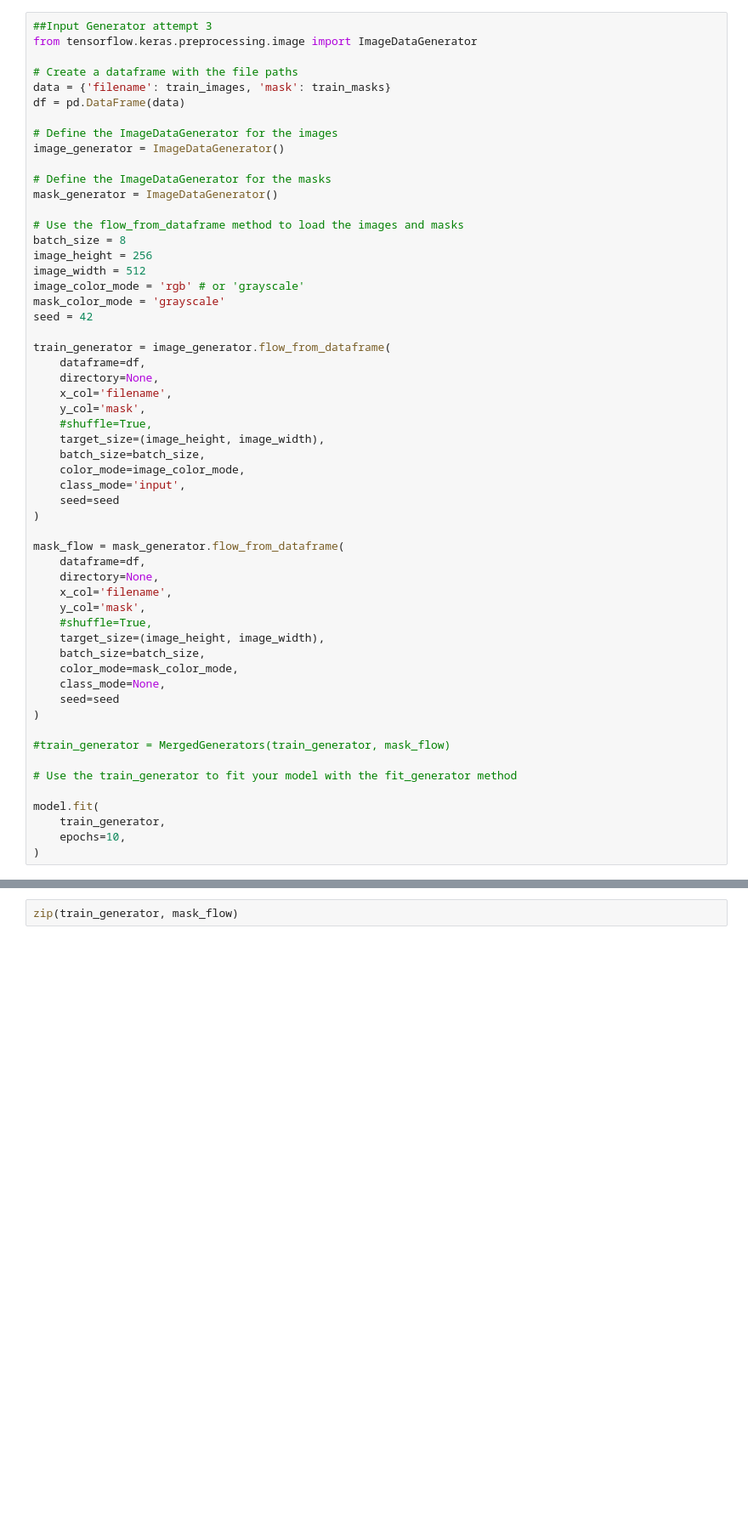
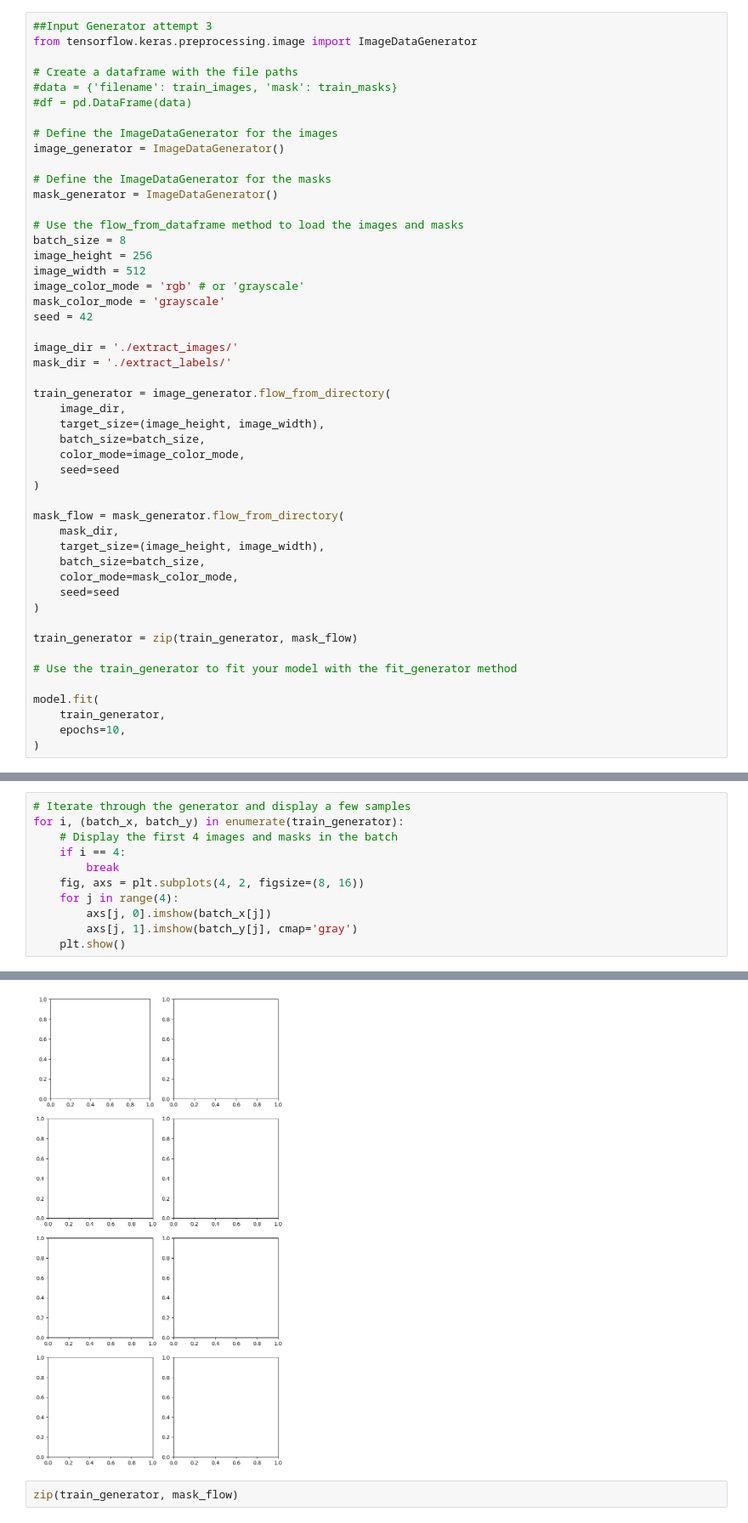
Before and after one commit to DataScienceAndEngineering/deep-learning-final-project-project-sidewalk, a Jupyter notebook: notebooks/data_exploration.ipynb, the cells around one changed output, grey strips where cells are left out. Shown at 85% size. Cells and saved outputs as stored; diff of their text form; blank space fills up the shorter version.

Commit message:
Added in data pre-processing steps, saving data to files for easy loading

```diff
--- a/notebooks/data_exploration.ipynb
+++ b/notebooks/data_exploration.ipynb
@@ -87,8 +211,8 @@ def dice_score(y_true, y_pred, numLabels=2):
 from tensorflow.keras.preprocessing.image import ImageDataGenerator
 
 # Create a dataframe with the file paths
-data = {'filename': train_images, 'mask': train_masks}
-df = pd.DataFrame(data)
+#data = {'filename': train_images, 'mask': train_masks}
+#df = pd.DataFrame(data)
 
 # Define the ImageDataGenerator for the images
 image_generator = ImageDataGenerator()
@@ -104,33 +228,26 @@ image_color_mode = 'rgb' # or 'grayscale'
 mask_color_mode = 'grayscale'
 seed = 42
 
-train_generator = image_generator.flow_from_dataframe(
-    dataframe=df,
-    directory=None,
-    x_col='filename',
-    y_col='mask',
-    #shuffle=True,
+image_dir = './extract_images/'
+mask_dir = './extract_labels/'
+
+train_generator = image_generator.flow_from_directory(
+    image_dir,
     target_size=(image_height, image_width),
     batch_size=batch_size,
     color_mode=image_color_mode,
-    class_mode='input',
     seed=seed
 )
 
-mask_flow = mask_generator.flow_from_dataframe(
-    dataframe=df,
-    directory=None,
-    x_col='filename',
-    y_col='mask',
-    #shuffle=True,
+mask_flow = mask_generator.flow_from_directory(
+    mask_dir,
     target_size=(image_height, image_width),
     batch_size=batch_size,
     color_mode=mask_color_mode,
-    class_mode=None,
     seed=seed
 )
 
-#train_generator = MergedGenerators(train_generator, mask_flow)
+train_generator = zip(train_generator, mask_flow)
 
 # Use the train_generator to fit your model with the fit_generator method
 
@@ -145,0 +263,12 @@ TypeError: ignored
+# %%
+# Iterate through the generator and display a few samples
+for i, (batch_x, batch_y) in enumerate(train_generator):
+    # Display the first 4 images and masks in the batch
+    if i == 4:
+        break
+    fig, axs = plt.subplots(4, 2, figsize=(8, 16))
+    for j in range(4):
+        axs[j, 0].imshow(batch_x[j])
+        axs[j, 1].imshow(batch_y[j], cmap='gray')
+    plt.show()
+# %% [output]
@@ -146,3 +276,4 @@ TypeError: ignored
+[figure, added]
 # %%
 zip(train_generator, mask_flow)
 # %% [output]
```
Also changed, not shown: parts of 7 cells of this notebook.
